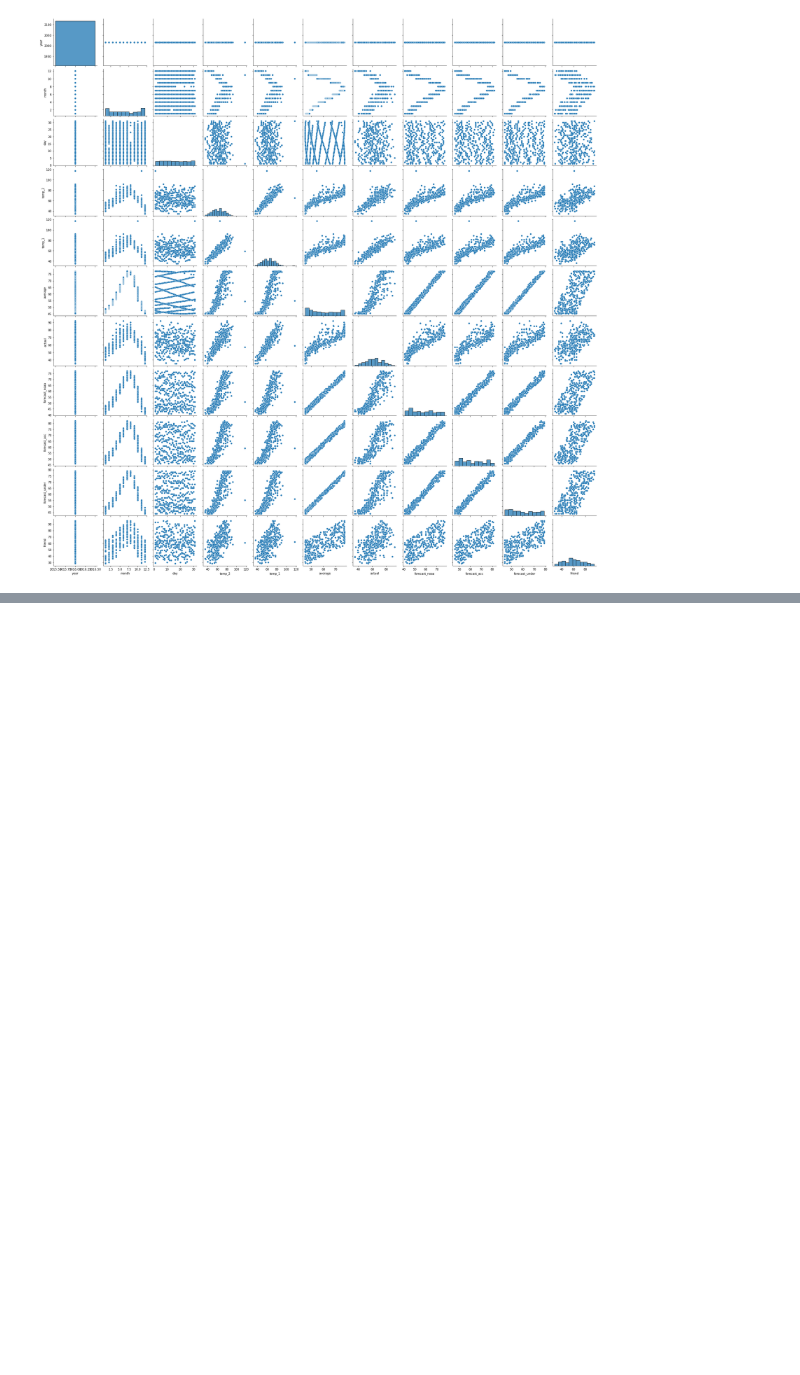
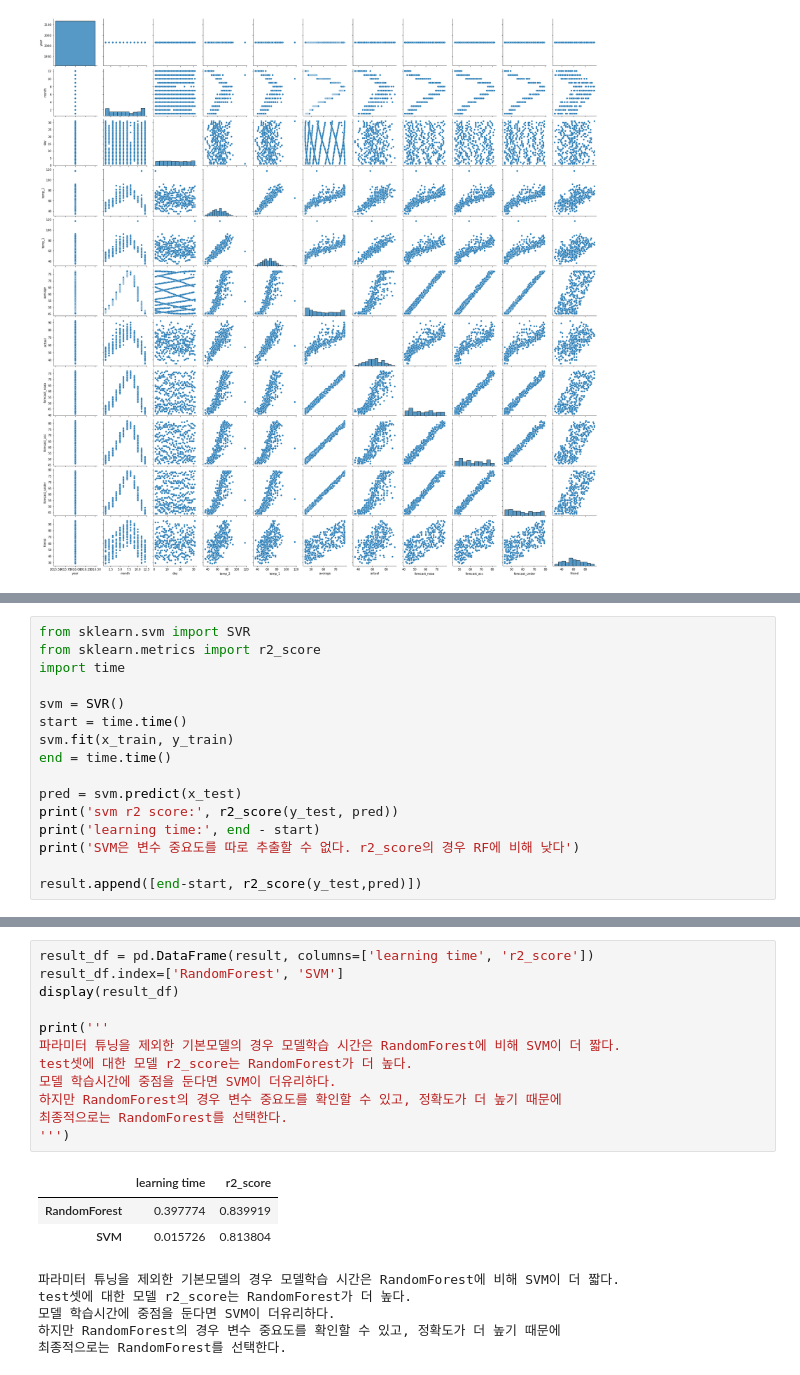
Before and after one commit to johyunkang/adp_certificate, a Jupyter notebook: adp_20.ipynb, the cells around one changed output, grey strips where cells are left out. Drawn from its saved outputs; the diff is of its cells as text; blank space fills up the shorter version.

```diff
--- a/adp_20.ipynb
+++ b/adp_20.ipynb
@@ -111,0 +225,16 @@ print('''
+# %%
+from sklearn.svm import SVR
+from sklearn.metrics import r2_score
+import time
+
+svm = SVR()
+start = time.time()
+svm.fit(x_train, y_train)
+end = time.time()
+
+pred = svm.predict(x_test)
+print('svm r2 score:', r2_score(y_test, pred))
+print('learning time:', end - start)
+print('SVM은 변수 중요도를 따로 추출할 수 없다. r2_score의 경우 RF에 비해 낮다')
+
+result.append([end-start, r2_score(y_test,pred)])
@@ -111,0 +251,21 @@ print('''
+# %%
+result_df = pd.DataFrame(result, columns=['learning time', 'r2_score'])
+result_df.index=['RandomForest', 'SVM']
+display(result_df)
+
+print('''
+파라미터 튜닝을 제외한 기본모델의 경우 모델학습 시간은 RandomForest에 비해 SVM이 더 짧다.
+test셋에 대한 모델 r2_score는 RandomForest가 더 높다.
+모델 학습시간에 중점을 둔다면 SVM이 더유리하다.
+하지만 RandomForest의 경우 변수 중요도를 확인할 수 있고, 정확도가 더 높기 때문에
+최종적으로는 RandomForest를 선택한다.
+''')
+# %% [output]
+|  | learning time | r2_score |
+| RandomForest | 0.397774 | 0.839919 |
+| SVM | 0.015726 | 0.813804 |
+파라미터 튜닝을 제외한 기본모델의 경우 모델학습 시간은 RandomForest에 비해 SVM이 더 짧다.
+test셋에 대한 모델 r2_score는 RandomForest가 더 높다.
+모델 학습시간에 중점을 둔다면 SVM이 더유리하다.
+하지만 RandomForest의 경우 변수 중요도를 확인할 수 있고, 정확도가 더 높기 때문에
+최종적으로는 RandomForest를 선택한다.
```
Also changed, not shown: parts of 10 cells of this notebook.
